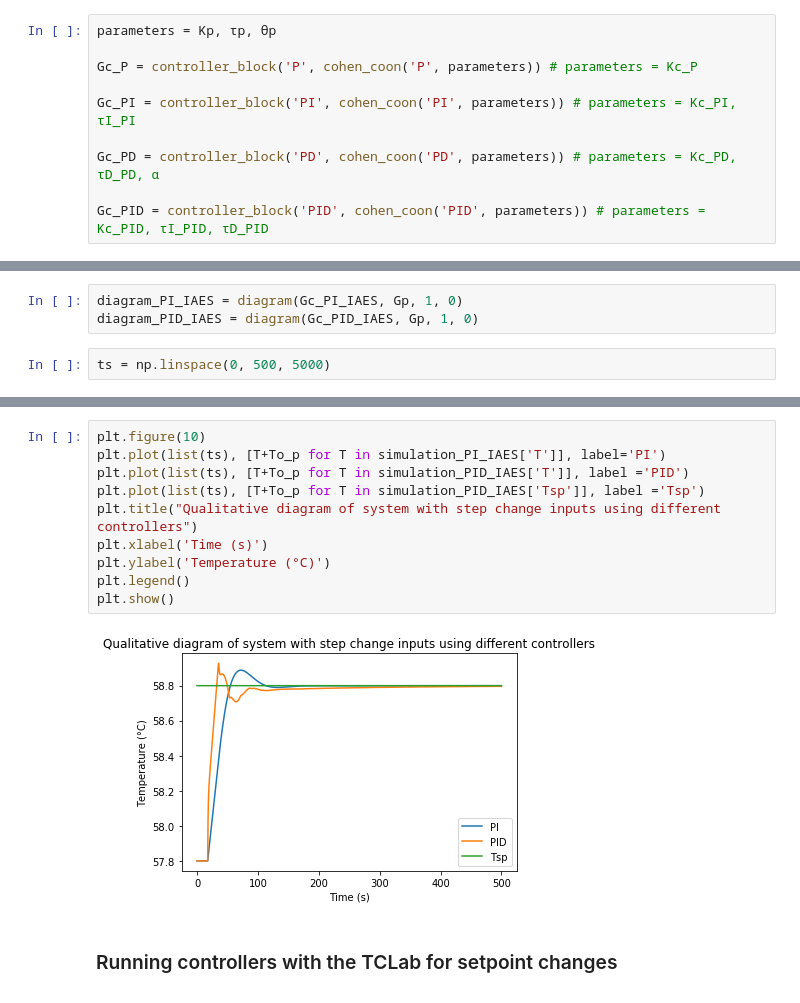
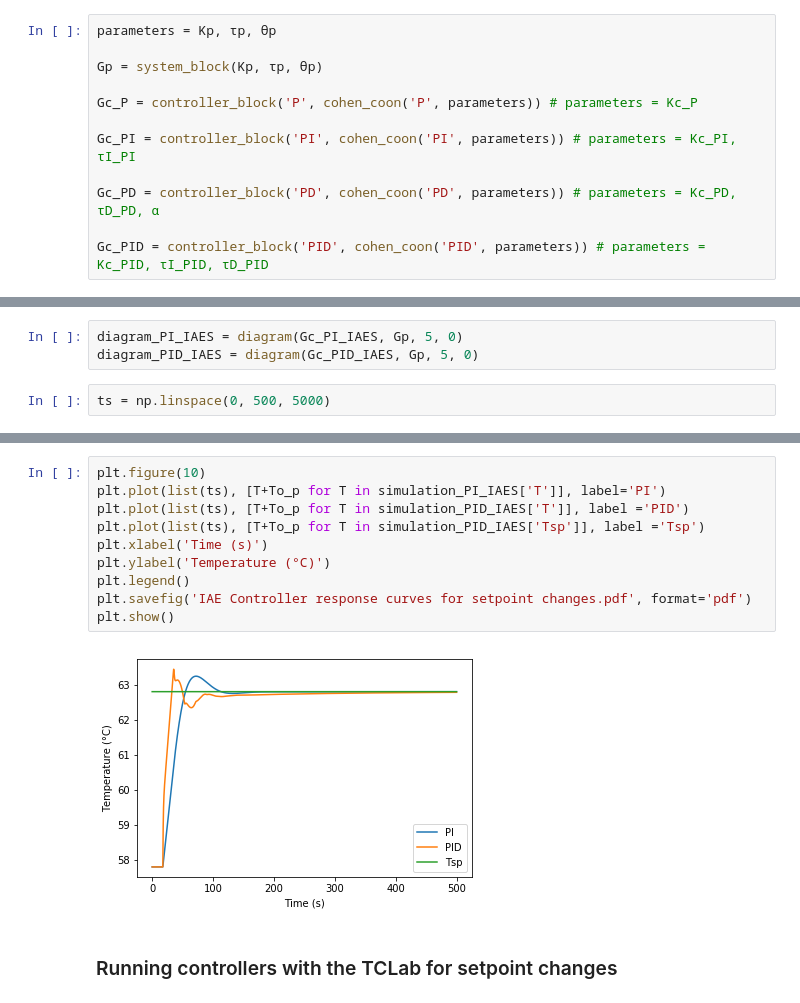
Before and after one commit to JarrydWebber/CPB-Group-17-2020, a Jupyter notebook: CC + IAE with TCLab.ipynb, the cells around one changed output, grey strips where cells are left out. Drawn from its saved outputs; the diff is of its cells as text.

```diff
--- a/CC + IAE with TCLab.ipynb
+++ b/CC + IAE with TCLab.ipynb
@@ -104,6 +104,8 @@ def system_block(Kp, τp, θp):
 - The parameters need to be changed to the correct FOPDT + Cohen-Coon parameters
 # %%
 parameters = Kp, τp, θp
+
+Gp = system_block(Kp, τp, θp)
 
 Gc_P = controller_block('P', cohen_coon('P', parameters)) # parameters = Kc_P
 
@@ -355,8 +356,8 @@ Gc_PI_IAES = controller_block('PI', IAE_setpoints('PI', parameters)) # parameter
 
 Gc_PID_IAES = controller_block('PID', IAE_setpoints('PID', parameters)) # parameters = Kc_PID, τI_PID, τD_PID
 # %%
-diagram_PI_IAES = diagram(Gc_PI_IAES, Gp, 1, 0)
-diagram_PID_IAES = diagram(Gc_PID_IAES, Gp, 1, 0)
+diagram_PI_IAES = diagram(Gc_PI_IAES, Gp, 5, 0)
+diagram_PID_IAES = diagram(Gc_PID_IAES, Gp, 5, 0)
 # %%
 ts = np.linspace(0, 500, 5000)
 # %%
@@ -368,15 +369,15 @@ simulation_PID_IAES = diagram_PID_IAES.simulate(ts, progress = True)
 # %%
 plt.figure(10)
 plt.plot(list(ts), [T+To_p for T in simulation_PI_IAES['T']], label='PI')
 plt.plot(list(ts), [T+To_p for T in simulation_PID_IAES['T']], label ='PID')
 plt.plot(list(ts), [T+To_p for T in simulation_PID_IAES['Tsp']], label ='Tsp')
-plt.title("Qualitative diagram of system with step change inputs using different controllers")
 plt.xlabel('Time (s)')
 plt.ylabel('Temperature (°C)')
 plt.legend()
+plt.savefig('IAE Controller response curves for setpoint changes.pdf', format='pdf')
 plt.show()
 # %% [output]
-[figure, old version]
+[figure, new version]
 # %% [markdown]
 ### Running controllers with the TCLab for setpoint changes
 # %% [markdown]
```
Also changed, not shown: parts of 9 cells of this notebook, 7 other files.
